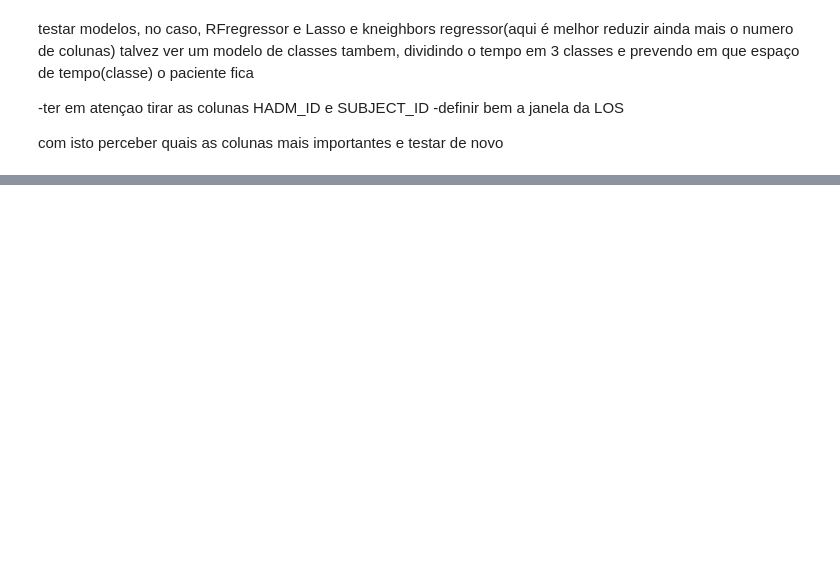
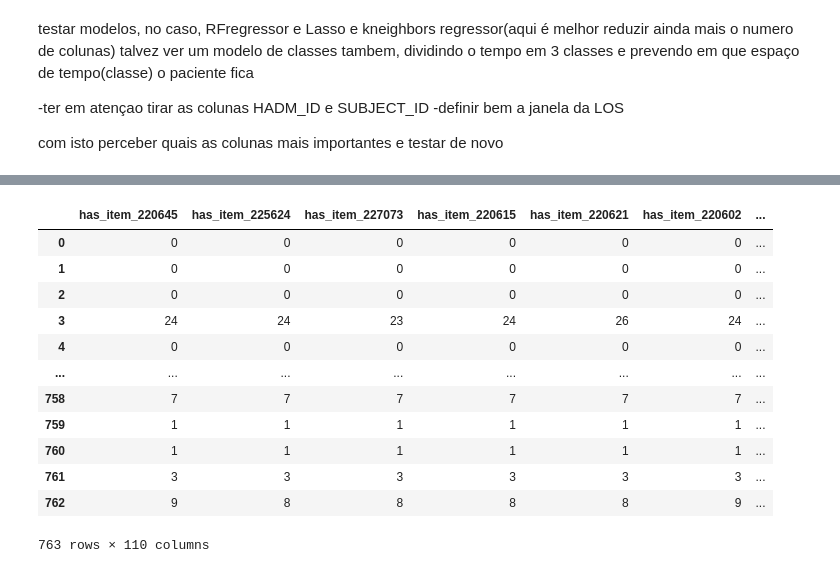
Before and after one commit to RodriCouto/ML_na_previsao_do_tempo_de_internato, a Jupyter notebook: ML_projeto2.ipynb, the cells around one changed output, grey strips where cells are left out. Drawn from its saved outputs; the diff is of its cells as text; code cells hidden in the pictures; blank space fills up the shorter version.

```diff
--- a/ML_projeto2.ipynb
+++ b/ML_projeto2.ipynb
@@ -654,8 +697,7 @@ item_usage_counts = (
 
 # Selecionar top e bottom 50 com base nisso
 top_50_items = item_usage_counts.head(50).index.tolist()
-bottom_50_items = item_usage_counts.tail(50).index.tolist()
-selected_items = top_50_items + bottom_50_items
+selected_items = top_50_items
 
 filtered = chart_events[
     (chart_events['ITEMID'].isin(selected_items)) &
@@ -664,28 +706,28 @@ filtered = chart_events[
 
 filtered['USED'] = 1
 
-# Criar pivot table: uma linha por HADM_ID, colunas binárias para os itens
+# Contar quantas vezes cada ITEMID foi usado por HADM_ID
 pivot = (
     filtered
     .groupby(['HADM_ID', 'ITEMID'])['USED']
-    .max()
+    .count()  # <-- Alterado de .max() para .count()
     .unstack(fill_value=0)
 )
 
-
+# Reordenar e manter nome das colunas como 'has_item_{ITEMID}'
 pivot = pivot.reindex(columns=selected_items, fill_value=0)
+pivot.columns = [f'has_item_{col}' for col in pivot.columns]
 pivot = pivot.reindex(index=hadm_ids, fill_value=0)
 
-
+# Reset index e adicionar SUBJECT_ID e LOS
 pivot = pivot.reset_index()
-
-#Adicionar SUBJECT_ID e LOS
 pivot = pivot.merge(
     icustays[['HADM_ID', 'SUBJECT_ID', 'LOS']],
     on='HADM_ID',
     how='left'
 )
 
+# Verificar resultado
 print(pivot.shape)
 print(pivot.head())
 # %% [output]
@@ -1026,0 +1052,20 @@ Número final de colunas: 264
+# %%
+# Columns to process
+cat_cols = ['RELIGION', 'ETHNICITY', 'MARITAL_STATUS','ADMISSION_LOCATION', 'INSURANCE', 'ICD9_CHAPTER_2', 'ICD9_CHAPTER_3']  # Add others as needed
+
+# Step 1: Group rare categories into 'Other'
+threshold = 15  # Adjust threshold as needed
+for col in cat_cols:
+    freq = pivot[col].value_counts()
+    rare = freq[freq < threshold].index
+    pivot[col] = pivot[col].apply(lambda x: 'Other' if x in rare else x)
+
+# Step 2: Ordinal encode (top 8 -> 1-8, rest/Other -> 0)
+for col in cat_cols:
+    top_categories = pivot[col].value_counts().index.tolist()
+    pivot[col] = pivot[col].apply(
+        lambda x: top_categories.index(x) + 1 if x in top_categories else 0
+    )
+
+# Check results
+print(pivot.head())
@@ -1150,0 +1223,18 @@ com isto perceber quais as colunas mais importantes e testar de novo
+# %%
+pivot.drop(['HADM_ID', 'SUBJECT_ID', 'ICD9_CODE_3', 'ICD9_CODE_2'], inplace=True, axis=1)
+pivot['LOS'] = np.clip(pivot['LOS'], 0.1, 12.1)
+pivot
+# %% [output]
+|  | has_item_220645 | has_item_225624 | has_item_227073 | has_item_220615 | has_item_220621 | has_item_220602 | ... |
+| 0 | 0 | 0 | 0 | 0 | 0 | 0 | ... |
+| 1 | 0 | 0 | 0 | 0 | 0 | 0 | ... |
+| 2 | 0 | 0 | 0 | 0 | 0 | 0 | ... |
+| 3 | 24 | 24 | 23 | 24 | 26 | 24 | ... |
+| 4 | 0 | 0 | 0 | 0 | 0 | 0 | ... |
+| ... | ... | ... | ... | ... | ... | ... | ... |
+| 758 | 7 | 7 | 7 | 7 | 7 | 7 | ... |
+| 759 | 1 | 1 | 1 | 1 | 1 | 1 | ... |
+| 760 | 1 | 1 | 1 | 1 | 1 | 1 | ... |
+| 761 | 3 | 3 | 3 | 3 | 3 | 3 | ... |
+| 762 | 9 | 8 | 8 | 8 | 8 | 9 | ... |
+763 rows × 110 columns
```
Also changed, not shown: parts of 30 cells of this notebook.
